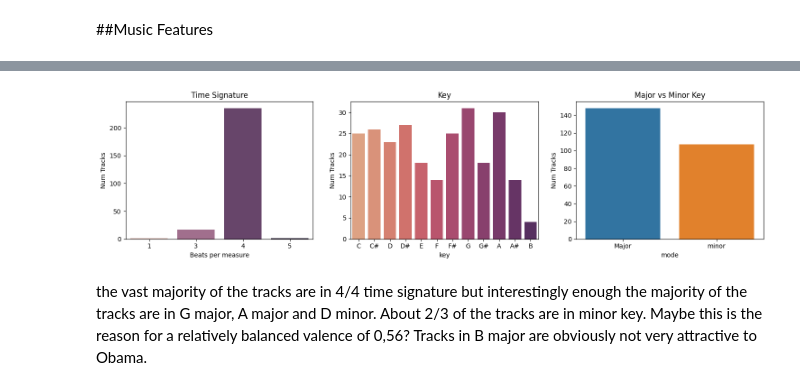
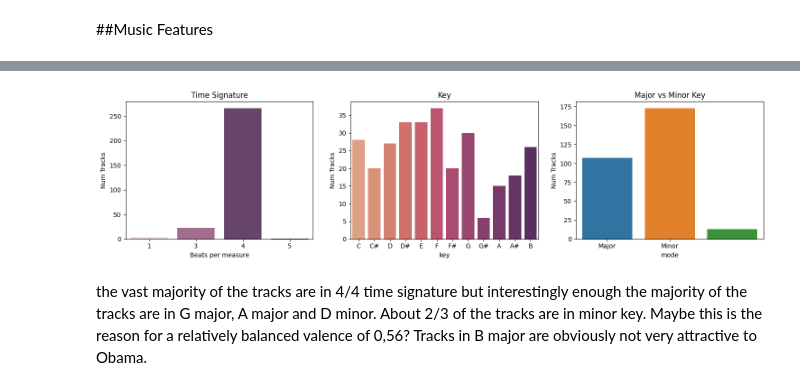
Before and after one commit to Ramonalyst/Music_Recommendation_System, a Jupyter notebook: Obama's_playlists_2019_2023_enriched_Exploration.ipynb, the cells around one changed output, grey strips where cells are left out. Saved outputs shown, nothing was run; the diff lists cells and outputs as text; code cells hidden in the pictures.

Commit message:
Update Obama's_playlists_2019_2023_enriched_Exploration.ipynb
• Connected it to BigQuery
• Fixed some minor bugs in the code

```diff
--- a/Obama's_playlists_2019_2023_enriched_Exploration.ipynb
+++ b/Obama's_playlists_2019_2023_enriched_Exploration.ipynb
@@ -12,3 +29,25 @@ df = pd.read_csv("/content/barack_obamas_playlist_2019-2023_clean_enriched.csv")
+# %%
+# Query BQ
+
+
+query_job = client.query("""
+  SELECT
+     *
+  FROM `music-recommendation-system-24.obama_playlists.barack_obamas_playlist_2019-2023_clean_enriched_V1_csv`
+  LIMIT 1000""")
+#but the query in three quote marks
+
+
+
+
+results = query_job.result() # Wait for the job to complete.
+
+
+rows = [dict(row) for row in results]
+
+
+# Convert the list of dictionaries to a DataFrame
+df = pd.DataFrame(rows)
 # %% [markdown]
 #Data Exploration
 # %%
@@ -77,8 +116,3 @@ df.head()
 5 rows × 25 columns
 # %% [markdown]
 #Data cleaning
-# %%
-for feature in ["valence", "duration_min", "loudness", "danceability", "energy", "acousticness", "instrumentalness", "liveness", "speechiness"]:
-  df[feature] = df[feature].str.replace(',', '.').astype(float)
-# %%
-df["track_album_release_year"] = df["track_album_release_year"].str.replace(r'\D', '', regex=True).astype(int)
@@ -417,26 +423,26 @@ plt.tight_layout(h_pad=2)
 # %%
-plt.figure(figsize=(15,4))
+plt.figure(figsize=(15, 4))
 
 plt.subplot(1, 3, 1)
 sns.countplot(df, x='time_signature', hue='time_signature', legend=False)
 plt.xlabel('Beats per measure')
 plt.ylabel('Num Tracks')
 plt.title('Time Signature')
 
 plt.subplot(1, 3, 2)
 sns.countplot(df, x='key', hue='key', palette='flare', legend=False)
-plt.xticks(ticks=pyplot.xticks()[0], labels=['C', 'C#', 'D', 'D#', 'E', 'F', 'F#', 'G', 'G#', 'A', 'A#', 'B'])
+plt.xticks(ticks=plt.xticks()[0], labels=['C', 'C#', 'D', 'D#', 'E', 'F', 'F#', 'G', 'G#', 'A', 'A#', 'B'])
 plt.ylabel('Num Tracks')
 plt.title('Key')
 
 plt.subplot(1, 3, 3)
 sns.countplot(df, x='mode', hue='mode', legend=False)
-plt.xticks(ticks=pyplot.xticks()[0], labels=['Major', 'minor'])
+plt.xticks(ticks=[0, 1], labels=['Major', 'Minor'])  # Set ticks to match labels
 plt.ylabel('Num Tracks')
-plt.title('Major vs Minor Key');
+plt.title('Major vs Minor Key')
 
 plt.tight_layout(w_pad=2)
 # %% [output]
-[figure, old version]
+[figure, new version]
 # %% [markdown]
 the vast majority of the tracks are in 4/4 time signature but interestingly enough the majority of the tracks are in G major, A major and D minor. About 2/3 of the tracks are in minor key. Maybe this is the reason for a relatively balanced valence of 0,56? Tracks in B major are obviously not very attractive to Obama.
```
Also changed, not shown: parts of 36 cells of this notebook.
